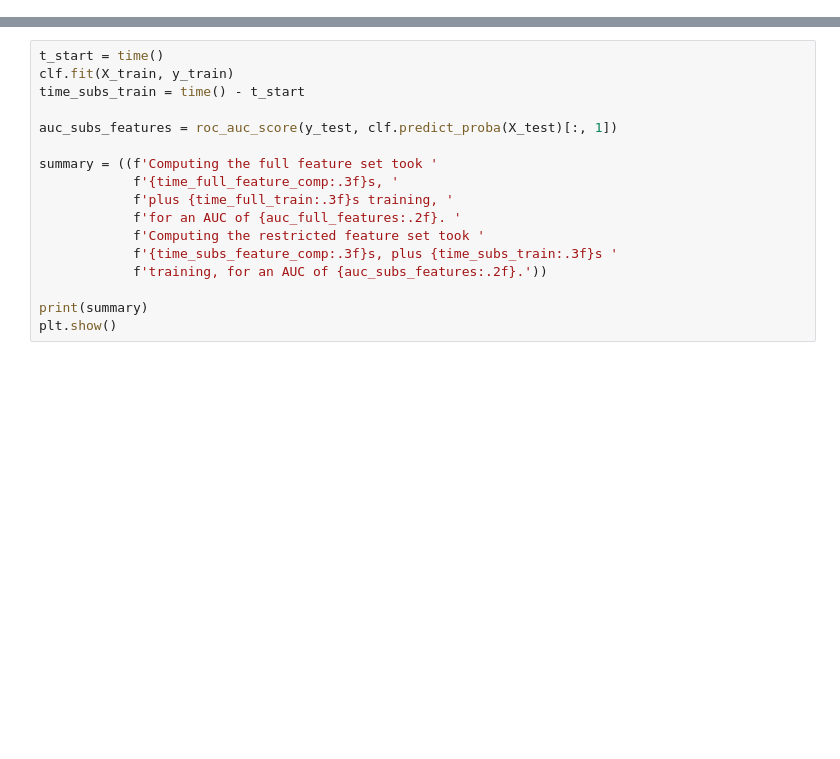
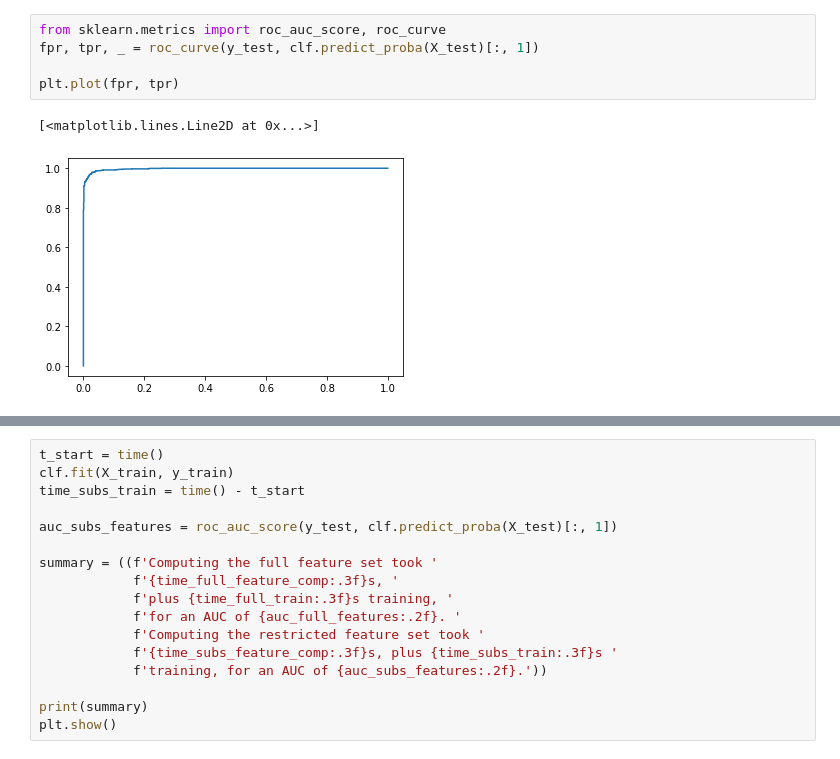
Before and after one commit to joaco18/calc-det, a Jupyter notebook: notebooks/plot_haar_extraction_selection_classification.ipynb, the cells around one changed output, grey strips where cells are left out. Saved outputs shown, nothing was run; the diff lists cells and outputs as text; blank space fills up the shorter version.

```diff
--- a/notebooks/plot_haar_extraction_selection_classification.ipynb
+++ b/notebooks/plot_haar_extraction_selection_classification.ipynb
@@ -165,0 +144,8 @@ auc_full_features
+# %%
+from sklearn.metrics import roc_auc_score, roc_curve
+fpr, tpr, _ = roc_curve(y_test, clf.predict_proba(X_test)[:, 1])
+
+plt.plot(fpr, tpr)
+# %% [output]
+[<matplotlib.lines.Line2D at 0x...>]
+[figure, added]
```
Also changed, not shown: parts of 22 cells of this notebook, 2 other files.
